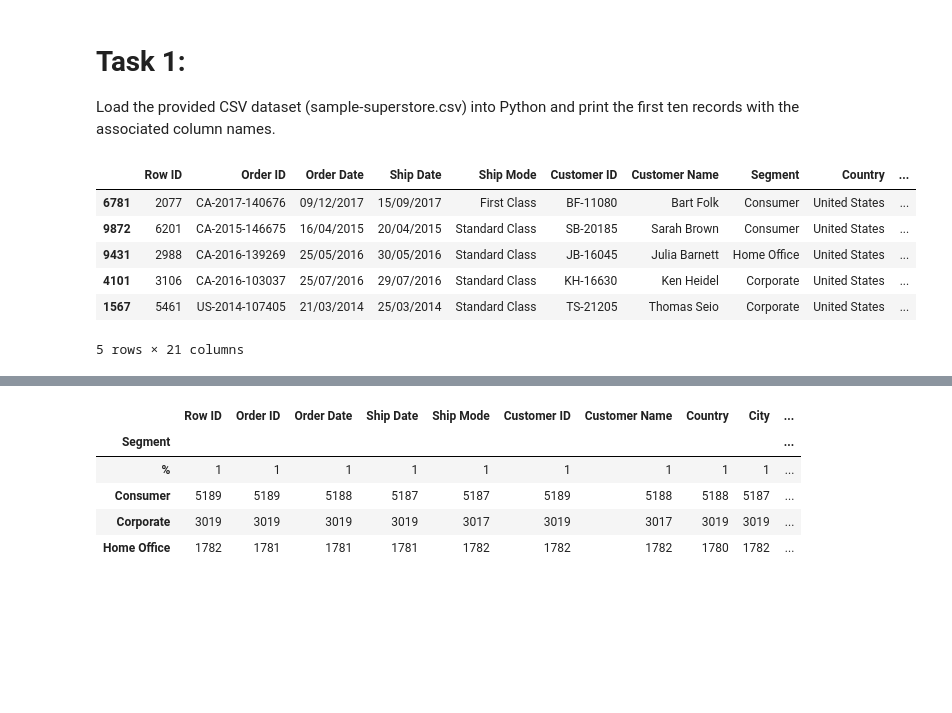
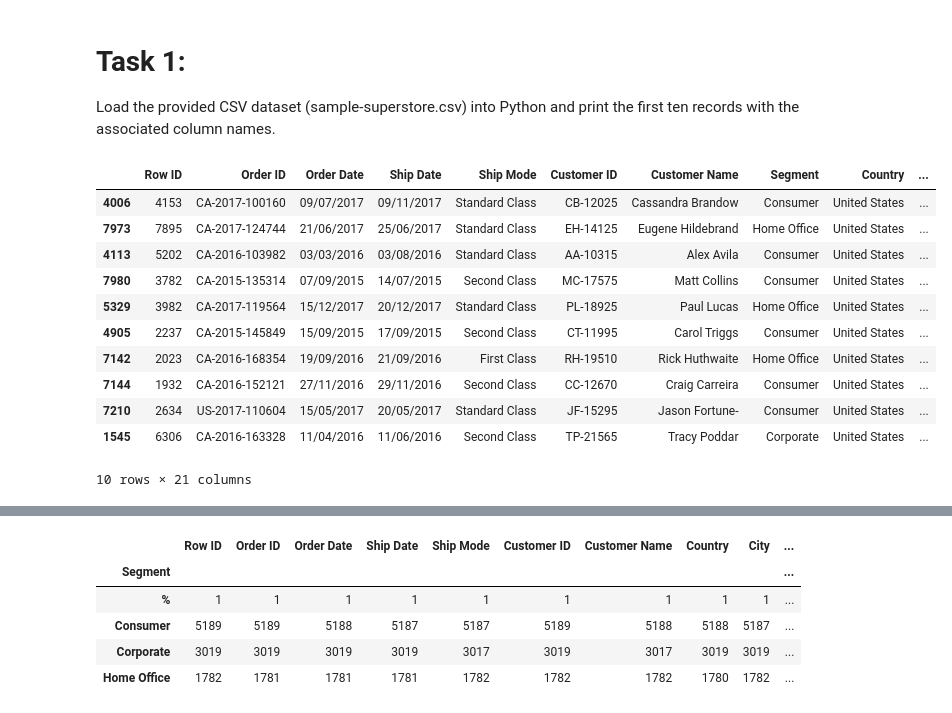
Before and after one commit to engmohamedsalah/AIMaster-Training, a Jupyter notebook: Building_an_AI_based_Application.ipynb, the cells around one changed output, grey strips where cells are left out. Cells and saved outputs as stored; diff of their text form; code cells hidden in the pictures; blank space fills up the shorter version.

```diff
--- a/Building_an_AI_based_Application.ipynb
+++ b/Building_an_AI_based_Application.ipynb
@@ -20,12 +20,17 @@ from sklearn.metrics import accuracy_score, classification_report
 import matplotlib.pyplot as plt
 df_super_store = pd.read_csv('sample-superstore 2023 T3.csv')
 # %%
-df_super_store.sample(5)
+df_super_store.sample(10)
 # %% [output]
 |  | Row ID | Order ID | Order Date | Ship Date | Ship Mode | Customer ID | Customer Name | Segment | Country | ... |
-| 6781 | 2077 | CA-2017-140676 | 09/12/2017 | 15/09/2017 | First Class | BF-11080 | Bart Folk | Consumer | United States | ... |
-| 9872 | 6201 | CA-2015-146675 | 16/04/2015 | 20/04/2015 | Standard Class | SB-20185 | Sarah Brown | Consumer | United States | ... |
-| 9431 | 2988 | CA-2016-139269 | 25/05/2016 | 30/05/2016 | Standard Class | JB-16045 | Julia Barnett | Home Office | United States | ... |
-| 4101 | 3106 | CA-2016-103037 | 25/07/2016 | 29/07/2016 | Standard Class | KH-16630 | Ken Heidel | Corporate | United States | ... |
-| 1567 | 5461 | US-2014-107405 | 21/03/2014 | 25/03/2014 | Standard Class | TS-21205 | Thomas Seio | Corporate | United States | ... |
+| 4006 | 4153 | CA-2017-100160 | 09/07/2017 | 09/11/2017 | Standard Class | CB-12025 | Cassandra Brandow | Consumer | United States | ... |
+| 7973 | 7895 | CA-2017-124744 | 21/06/2017 | 25/06/2017 | Standard Class | EH-14125 | Eugene Hildebrand | Home Office | United States | ... |
+| 4113 | 5202 | CA-2016-103982 | 03/03/2016 | 03/08/2016 | Standard Class | AA-10315 | Alex Avila | Consumer | United States | ... |
+| 7980 | 3782 | CA-2015-135314 | 07/09/2015 | 14/07/2015 | Second Class | MC-17575 | Matt Collins | Consumer | United States | ... |
+| 5329 | 3982 | CA-2017-119564 | 15/12/2017 | 20/12/2017 | Standard Class | PL-18925 | Paul Lucas | Home Office | United States | ... |
+| 4905 | 2237 | CA-2015-145849 | 15/09/2015 | 17/09/2015 | Second Class | CT-11995 | Carol Triggs | Consumer | United States | ... |
+| 7142 | 2023 | CA-2016-168354 | 19/09/2016 | 21/09/2016 | First Class | RH-19510 | Rick Huthwaite | Home Office | United States | ... |
+| 7144 | 1932 | CA-2016-152121 | 27/11/2016 | 29/11/2016 | Second Class | CC-12670 | Craig Carreira | Consumer | United States | ... |
+| 7210 | 2634 | US-2017-110604 | 15/05/2017 | 20/05/2017 | Standard Class | JF-15295 | Jason Fortune- | Consumer | United States | ... |
+| 1545 | 6306 | CA-2016-163328 | 11/04/2016 | 11/06/2016 | Second Class | TP-21565 | Tracy Poddar | Corporate | United States | ... |
-5 rows × 21 columns
+10 rows × 21 columns
```
Also changed, not shown: parts of 16 cells of this notebook.
